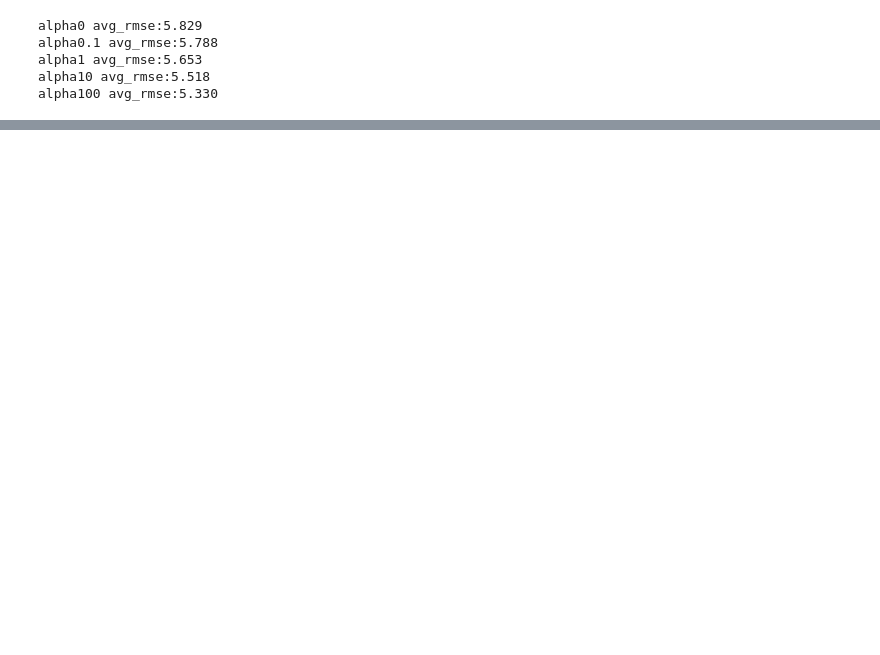
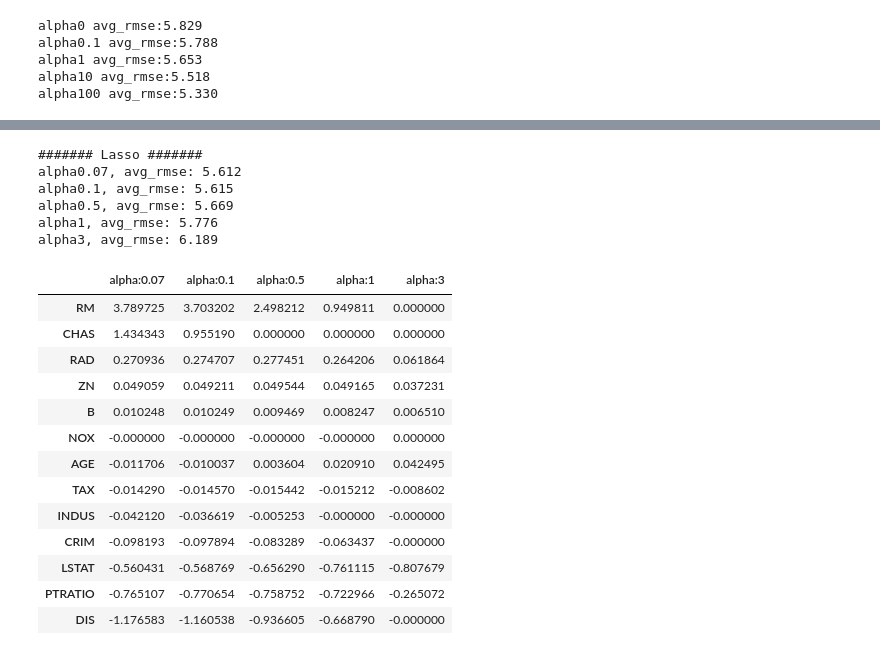
Before and after one commit to quovadisss/MLguide, a Jupyter notebook: Regression/5.6_Ridge,Lasso,Elasticnet.ipynb, the cells around one changed output, grey strips where cells are left out. Drawn from its saved outputs; the diff is of its cells as text; code cells hidden in the pictures; blank space fills up the shorter version.

```diff
--- a/Regression/5.6_Ridge,Lasso,Elasticnet.ipynb
+++ b/Regression/5.6_Ridge,Lasso,Elasticnet.ipynb
@@ -85,0 +136,50 @@ alpha100 avg_rmse:5.330
+# %%
+# alpha값에 따른 회귀 모델의 폴드 평균 RMSE를 출력하고 회귀 계수값들을 dataframe으로 반환
+def get_linear_reg_eval(model_name, params=None, X_data_n=None, y_target_n=None, verbose=True):
+    coeff_df = pd.DataFrame()
+    if verbose: print('#######', model_name, '#######')
+    for param in params:
+        if model_name == 'Ridge': model = Ridge(alpha=param)
+        elif model_name == 'Lasso': model = Lasso(alpha=param)
+        elif model_name == 'ElasticNet': model = ElasticNet(alpha=param, l1_ratio=0.7)
+        neg_mse_scores = cross_val_score(model, X_data_n, y_target_n,
+                                        scoring='neg_mean_squared_error', cv=5)
+        avg_rmse = np.mean(np.sqrt(-1 * neg_mse_scores))
+        print('alpha{0}, avg_rmse: {1:.3f}'.format(param, avg_rmse))
+        # cross_val_score는 evaluation metric만 반환하므로 모델을 다시 학습하여 회귀 계수 추출
+        model.fit(X_data, y_target)
+        # alpha에 따른 피처별 회귀 계수를 Series로 변환하고 dataframe
+        coeff = pd.Series(data=model.coef_, index=X_data.columns)
+        colname = 'alpha:' + str(param)
+        coeff_df[colname] = coeff
+    return coeff_df
+# %%
+# 라쏘에 사용될 alpha 파라미터의 값을 정의하고 get_linear_reg_eval() 함수 추출
+lasso_alphas = [0.07, 0.1, 0.5, 1, 3]
+coeff_lasso_df = get_linear_reg_eval('Lasso', params=lasso_alphas, X_data_n=X_data, y_target_n=y_target)
+# %% [output]
+####### Lasso #######
+alpha0.07, avg_rmse: 5.612
+alpha0.1, avg_rmse: 5.615
+alpha0.5, avg_rmse: 5.669
+alpha1, avg_rmse: 5.776
+alpha3, avg_rmse: 6.189
+# %%
+# 반환된 coeff_lasso_df를 첫 번째 칼럼순으로 내림차순 정렬해 회귀계수 dataframe 만들기
+sort_column = 'alpha:' + str(lasso_alphas[0])
+coeff_lasso_df.sort_values(by=sort_column, ascending=False)
+# %% [output]
+|  | alpha:0.07 | alpha:0.1 | alpha:0.5 | alpha:1 | alpha:3 |
+| RM | 3.789725 | 3.703202 | 2.498212 | 0.949811 | 0.000000 |
+| CHAS | 1.434343 | 0.955190 | 0.000000 | 0.000000 | 0.000000 |
+| RAD | 0.270936 | 0.274707 | 0.277451 | 0.264206 | 0.061864 |
+| ZN | 0.049059 | 0.049211 | 0.049544 | 0.049165 | 0.037231 |
+| B | 0.010248 | 0.010249 | 0.009469 | 0.008247 | 0.006510 |
+| NOX | -0.000000 | -0.000000 | -0.000000 | -0.000000 | 0.000000 |
+| AGE | -0.011706 | -0.010037 | 0.003604 | 0.020910 | 0.042495 |
+| TAX | -0.014290 | -0.014570 | -0.015442 | -0.015212 | -0.008602 |
+| INDUS | -0.042120 | -0.036619 | -0.005253 | -0.000000 | -0.000000 |
+| CRIM | -0.098193 | -0.097894 | -0.083289 | -0.063437 | -0.000000 |
+| LSTAT | -0.560431 | -0.568769 | -0.656290 | -0.761115 | -0.807679 |
+| PTRATIO | -0.765107 | -0.770654 | -0.758752 | -0.722966 | -0.265072 |
+| DIS | -1.176583 | -1.160538 | -0.936605 | -0.668790 | -0.000000 |
```
Also changed, not shown: parts of 12 cells of this notebook, 1 other file.
